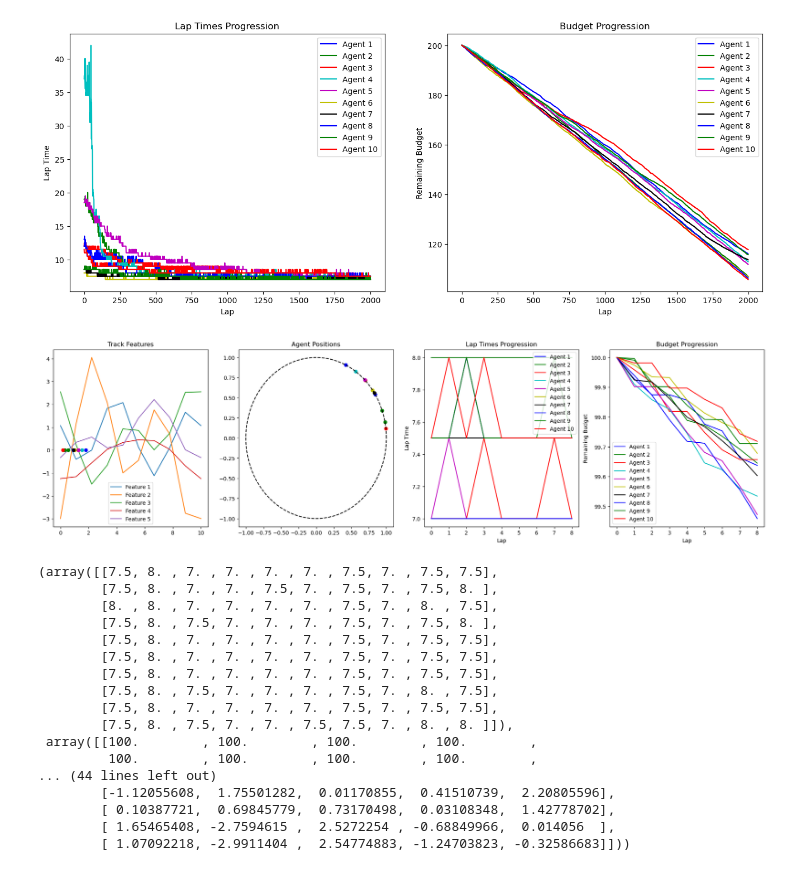
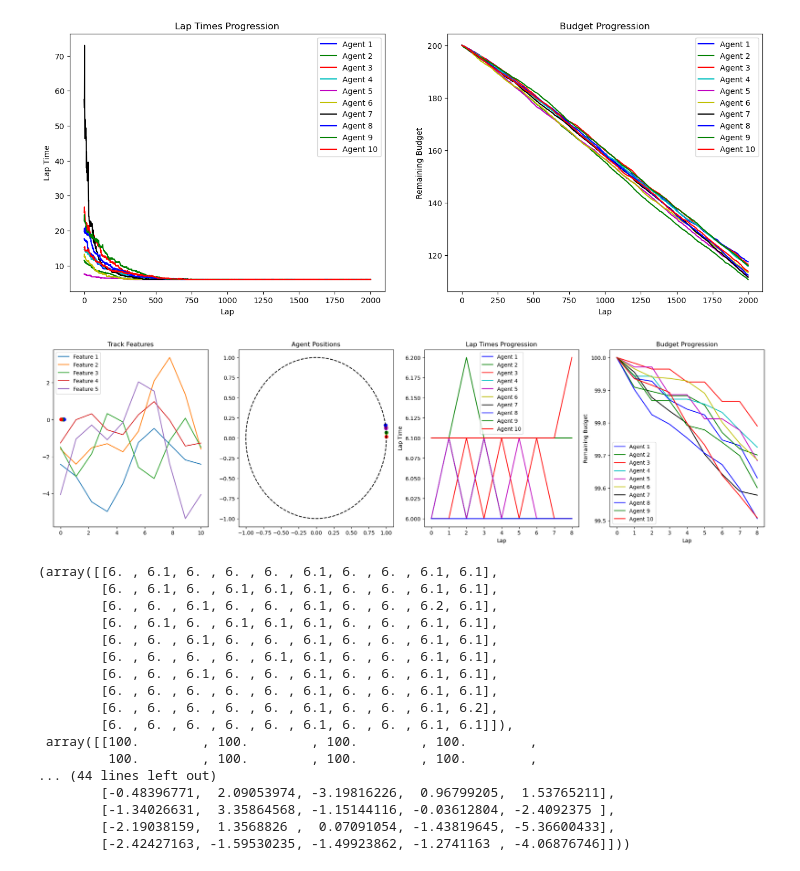
Before and after one commit to gullo97/FormulaAI, a Jupyter notebook: version2.ipynb, the cells around one changed output. Saved outputs shown, nothing was run; the diff lists cells and outputs as text; code cells hidden in the pictures.

```diff
--- a/version2.ipynb
+++ b/version2.ipynb
@@ -4,7 +4,7 @@ import matplotlib.pyplot as plt
 from IPython.display import clear_output, display
 from tqdm import tqdm
 
-LOG_INTERVAL = 1
+# LOG_INTERVAL = 1
 
 def generate_fourier_vectorized(L, n, N=10, kappa=0.25):
     x = np.linspace(0, 1, L)
@@ -59,8 +59,8 @@ def optimize_agent(agent, lap_time, last_best_lap_time, last_best_agent_state,
 
     return agent, budget
 
-def main(num_agents=3, num_laps=10, initial_budget=1.0, live_plotting=True, pretrained_agents=None, track=None):
-    L, n, alpha, beta, dt = 10, 5, 1.0, 1.0, 0.5
+def main(num_agents=3, num_laps=10, initial_budget=1.0, live_plotting=True, pretrained_agents=None, track=None, dt = 0.5):
+    L, n, alpha, beta = 10, 5, 1.0, 1.0
     colors = ['b', 'g', 'r', 'c', 'm', 'y', 'k']  # Add more colors if needed
 
     if track is None:
@@ -161,27 +161,27 @@ def main(num_agents=3, num_laps=10, initial_budget=1.0, live_plotting=True, pret
     return lap_times_history, budget_history, agents, track
 
 
-lap_times_history, budget_history, trained_agents, track = main(num_agents=10, num_laps=2000, initial_budget=200.0, live_plotting=False)
+lap_times_history, budget_history, trained_agents, track = main(num_agents=10, num_laps=2000, initial_budget=200.0, live_plotting=False, dt=0.1)
 # %% [output]
-[figure, old version]
+[figure, new version]
 # %%
-main(num_agents=10, num_laps=10, initial_budget=100.0, live_plotting=True, pretrained_agents=trained_agents, track=track)
+main(num_agents=10, num_laps=10, initial_budget=100.0, live_plotting=True, pretrained_agents=trained_agents, track=track, dt=0.1)
 # %% [output]
-[figure, old version]
+[figure, new version]
-(array([[7.5, 8. , 7. , 7. , 7. , 7. , 7.5, 7. , 7.5, 7.5],
-        [7.5, 8. , 7. , 7. , 7.5, 7. , 7.5, 7. , 7.5, 8. ],
-        [8. , 8. , 7. , 7. , 7. , 7. , 7.5, 7. , 8. , 7.5],
-        [7.5, 8. , 7.5, 7. , 7. , 7. , 7.5, 7. , 7.5, 8. ],
-        [7.5, 8. , 7. , 7. , 7. , 7. , 7.5, 7. , 7.5, 7.5],
-        [7.5, 8. , 7. , 7. , 7. , 7. , 7.5, 7. , 7.5, 7.5],
-        [7.5, 8. , 7. , 7. , 7. , 7. , 7.5, 7. , 7.5, 7.5],
-        [7.5, 8. , 7.5, 7. , 7. , 7. , 7.5, 7. , 8. , 7.5],
-        [7.5, 8. , 7. , 7. , 7. , 7. , 7.5, 7. , 7.5, 7.5],
-        [7.5, 8. , 7.5, 7. , 7. , 7.5, 7.5, 7. , 8. , 8. ]]),
+(array([[6. , 6.1, 6. , 6. , 6. , 6.1, 6. , 6. , 6.1, 6.1],
+        [6. , 6.1, 6. , 6.1, 6.1, 6.1, 6. , 6. , 6.1, 6.1],
+        [6. , 6. , 6.1, 6. , 6. , 6.1, 6. , 6. , 6.2, 6.1],
+        [6. , 6.1, 6. , 6.1, 6.1, 6.1, 6. , 6. , 6.1, 6.1],
+        [6. , 6. , 6.1, 6. , 6. , 6.1, 6. , 6. , 6.1, 6.1],
+        [6. , 6. , 6. , 6. , 6.1, 6.1, 6. , 6. , 6.1, 6.1],
+        [6. , 6. , 6.1, 6. , 6. , 6.1, 6. , 6. , 6.1, 6.1],
+        [6. , 6. , 6. , 6. , 6. , 6.1, 6. , 6. , 6.1, 6.1],
+        [6. , 6. , 6. , 6. , 6. , 6.1, 6. , 6. , 6.1, 6.2],
+        [6. , 6. , 6. , 6. , 6. , 6.1, 6. , 6. , 6.1, 6.1]]),
  array([[100.        , 100.        , 100.        , 100.        ,
          100.        , 100.        , 100.        , 100.        ,
 ... (44 lines left out)
-        [-1.12055608,  1.75501282,  0.01170855,  0.41510739,  2.20805596],
-        [ 0.10387721,  0.69845779,  0.73170498,  0.03108348,  1.42778702],
-        [ 1.65465408, -2.7594615 ,  2.5272254 , -0.68849966,  0.014056  ],
-        [ 1.07092218, -2.9911404 ,  2.54774883, -1.24703823, -0.32586683]]))
+        [-0.48396771,  2.09053974, -3.19816226,  0.96799205,  1.53765211],
+        [-1.34026631,  3.35864568, -1.15144116, -0.03612804, -2.4092375 ],
+        [-2.19038159,  1.3568826 ,  0.07091054, -1.43819645, -5.36600433],
+        [-2.42427163, -1.59530235, -1.49923862, -1.2741163 , -4.06876746]]))
```
Also changed, not shown: 1 other file.
